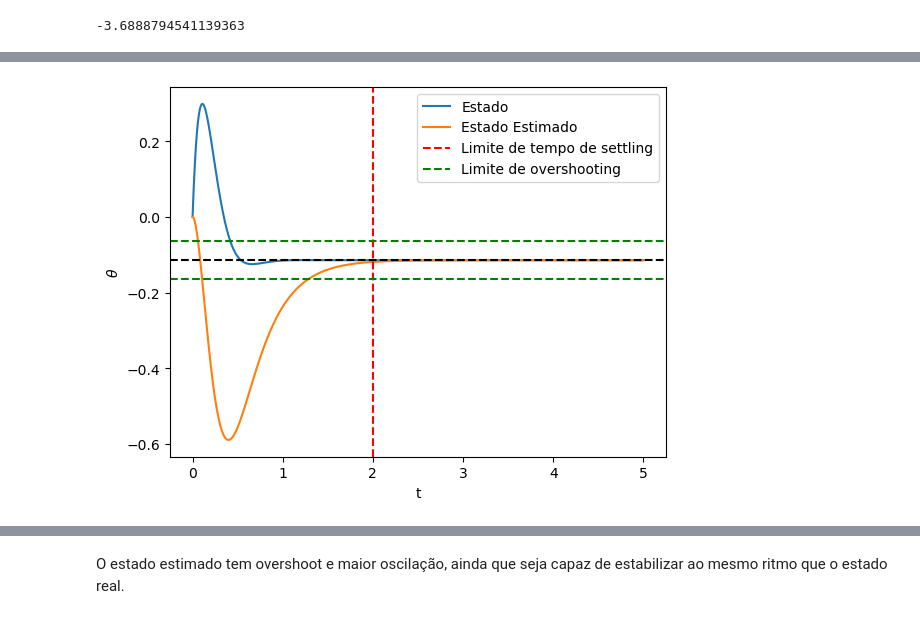
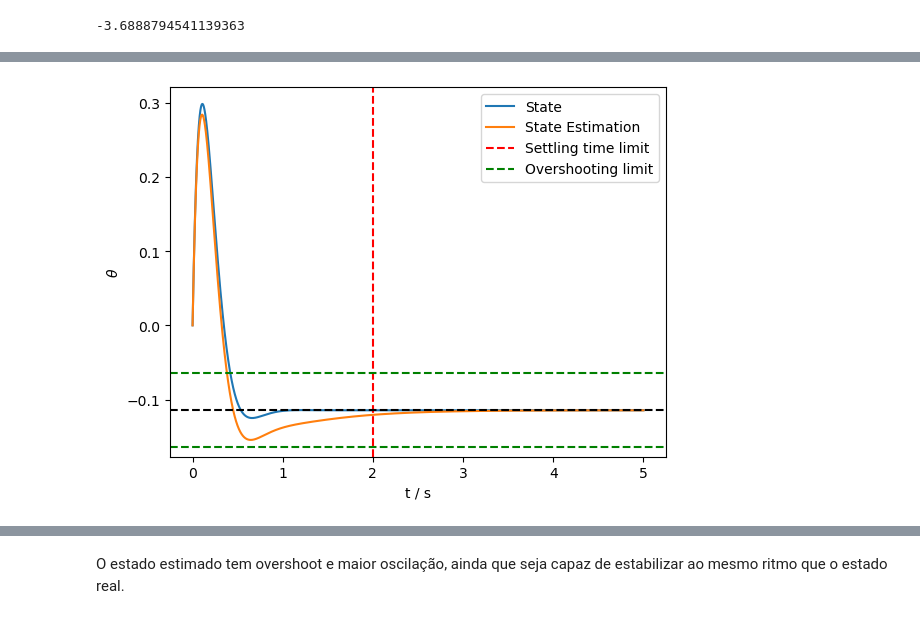
Before and after one commit to mariana-das-neves/sistemas_dinamicos_e_controlo, a Jupyter notebook: Projeto SDC.ipynb, the cells around one changed output, grey strips where cells are left out. Drawn from its saved outputs; the diff is of its cells as text; code cells hidden in the pictures.

```diff
--- a/Projeto SDC.ipynb
+++ b/Projeto SDC.ipynb
@@ -638,54 +638,58 @@ print(np.log(0.025)/1)
 # %% [output]
 -3.6888794541139363
 # %%
-lamb = -4
-ke1 = -2*lamb
-ke2 = A2[1,0] + lamb**2
-ke = np.array([ke1,ke2]).reshape((2,1))
+lambdaa=[-2,-4,-6]
+mult=[0.975, 0.6, 0.9]
 
-print("Ke = ",ke)
+for i in range(3):
+    lamb = lambdaa[i]
+    ke1 = -2*lamb
+    ke2 = A2[1,0] + lamb**2
+    ke = np.array([ke1,ke2]).reshape((2,1))
 
-xi = np.sqrt(np.log(40)**2 / (np.pi**2 + np.log(40)**2))
-w = 1/abs(theta0) # porquê que funciona?????
-print("xi  = ", xi)
-print("w_n = ", w)
+    print("Ke = ",ke)
 
-k2 = 2*I*xi*w
-k1 = alpha+I*w*w
-k = np.array([k1,k2]).reshape((1,2))
+    xi = np.sqrt(np.log(40)**2 / (np.pi**2 + np.log(40)**2))
+    w = 1/abs(theta0) # porquê que funciona?????
+    print("xi  = ", xi)
+    print("w_n = ", w)
 
-C2theta = np.array(([1, 0])).reshape((1,2))
+    k2 = 2*I*xi*w
+    k1 = alpha+I*w*w
+    k = np.array([k1,k2]).reshape((1,2))
 
-# representação gráfica
-x0 = np.array([0,0.1/I])
-times = np.linspace(0, 5, 10000, endpoint=True)
-dt = abs(times[1]-times[0])
-xt = np.zeros((len(times), 2))
-x_til = np.zeros_like(xt)
-ut = np.zeros(len(times)) # u é escalar - é torque
-x_til[0]= 0
-xt[0] = x0
-ut[0] = ((-k @ xt[0])[0] + beta)/I
-for i in range(len(times)-1):
-    xt[i+1] = xt[i] + dt*(A2 @ xt[i] + B2.reshape((2,)) * ut[i])
-    x_til[i+1] = x_til[i] + dt * (A2 @ x_til[i] + B2.reshape((2,)) * ut[i] + ke @ (C2theta @ xt[i] - C2theta @ x_til[i]))
-    ut[i+1] = ((-k @ xt[i+1])[0] + beta)/I
-plt.plot(times, xt[:,0], label=f'Estado')
-plt.plot(times, x_til[:,0], label=f'Estado Estimado')
-plt.axvline(2, linestyle='--', color='red', label='Limite de tempo de settling')
-plt.axhline(theta0-5e-2, linestyle='--', color='green', label='Limite de overshooting')
-plt.axhline(theta0+5e-2, linestyle='--', color='green')
-plt.axhline(theta0, linestyle='--', color='black')
-plt.xlabel('t')
-plt.ylabel(r'$\theta$')
-plt.legend()
-plt.show()
-plt.plot(times, abs((xt[:,0]-x_til[:,0])/abs(xt[:,0]))*100)
-plt.axhline(10, linestyle='--', color='green', label='Limite de erro')
-plt.axvline(2, linestyle='--', color='red', label='Limite de tempo do erro')
-plt.yscale('log')
-plt.ylabel('Erro percentual')
-plt.xlabel('t')
-plt.legend()
-plt.show()
+    C2theta = np.array(([1, 0])).reshape((1,2))
+
+    # representação gráfica
+    x0 = np.array([0,0.1/I])
+    times = np.linspace(0, 5, 10000, endpoint=True)
+    dt = abs(times[1]-times[0])
+    xt = np.zeros((len(times), 2))
+    x_til = np.zeros_like(xt)
+    ut = np.zeros(len(times)) # u é escalar - é torque
+    x_til[0]= x0*mult[i]
+    xt[0] = x0
+    ut[0] = ((-k @ xt[0])[0] + beta)/I
+    for i in range(len(times)-1):
+        xt[i+1] = xt[i] + dt*(A2 @ xt[i] + B2.reshape((2,)) * ut[i])
+        x_til[i+1] = x_til[i] + dt * (A2 @ x_til[i] + B2.reshape((2,)) * ut[i] + ke @ (C2theta @ xt[i] - C2theta @ x_til[i]))
+        ut[i+1] = ((-k @ xt[i+1])[0] + beta)/I
+    plt.plot(times, xt[:,0], label=f'State')
+    plt.plot(times, x_til[:,0], label=f'State Estimation')
+    plt.axvline(2, linestyle='--', color='red', label='Settling time limit')
+    plt.axhline(theta0-5e-2, linestyle='--', color='green', label='Overshooting limit')
+    plt.axhline(theta0+5e-2, linestyle='--', color='green')
+    plt.axhline(theta0, linestyle='--', color='black')
+    plt.xlabel('t / s')
+    plt.ylabel(r'$\theta$')
+    plt.legend()
+    plt.show()
+    plt.plot(times, abs((xt[:,0]-x_til[:,0])/abs(xt[:,0]))*100)
+    plt.axhline(10, linestyle='--', color='green', label='Error limit')
+    plt.axvline(2, linestyle='--', color='red', label='Error time limit')
+    plt.yscale('log')
+    plt.ylabel('Percentual Error')
+    plt.xlabel('t / s')
+    plt.legend()
+    plt.show()
 # %% [output]
@@ -694,3 +698,3 @@ Ke =  [[ 8.        ]
 xi  =  0.7613233160800583
 w_n =  8.758093155763548
-[figure, old version]
+[figure, new version]
```
Also changed, not shown: parts of 1 cell of this notebook.
